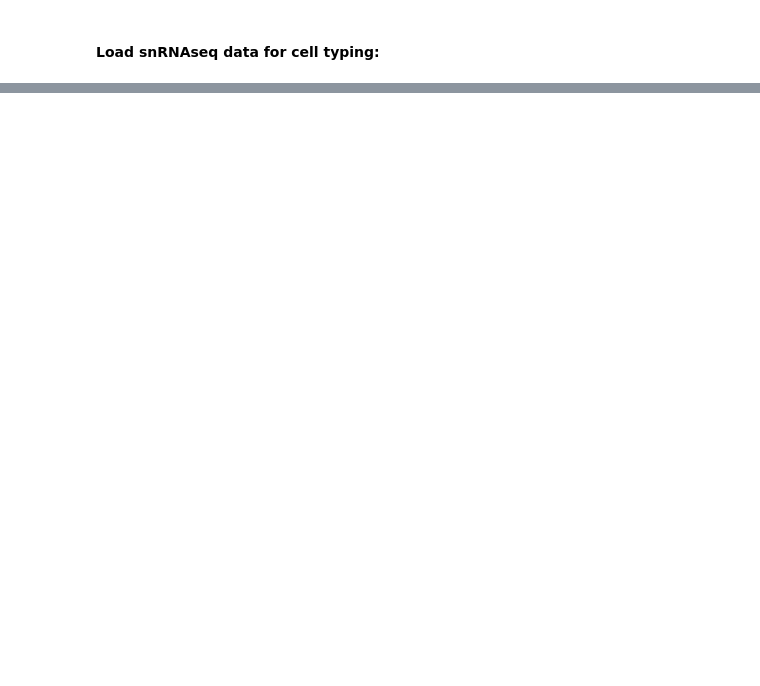
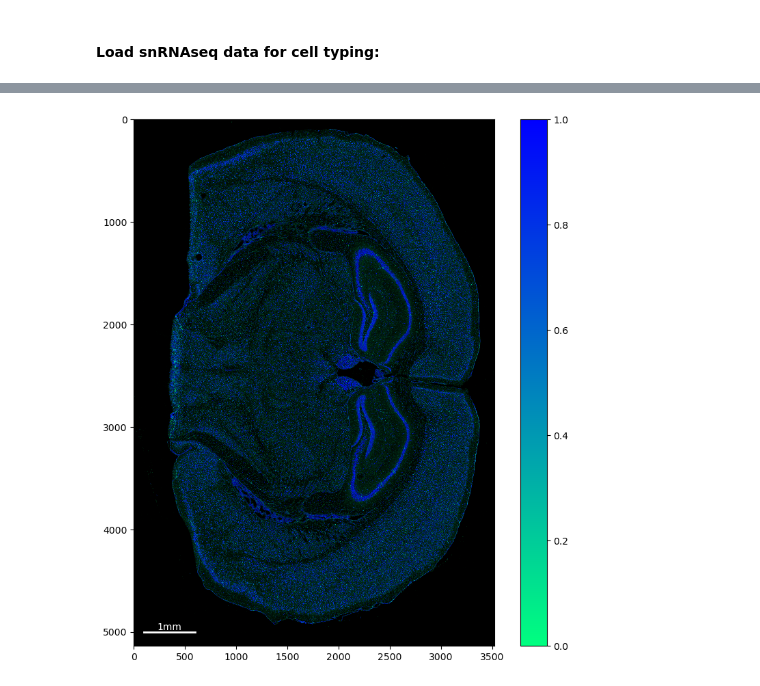
Before and after one commit to Moldia/Xenium_benchmarking, a Jupyter notebook: notebooks/2_segmentation_free_analysis/2_3_brain_cell_overlaps.ipynb, the cells around one changed output, grey strips where cells are left out. Drawn from its saved outputs; the diff is of its cells as text; code cells hidden in the pictures; blank space fills up the shorter version.

```diff
--- a/notebooks/2_segmentation_free_analysis/2_3_brain_cell_overlaps.ipynb
+++ b/notebooks/2_segmentation_free_analysis/2_3_brain_cell_overlaps.ipynb
@@ -172,0 +327,51 @@ plt.yticks(range(len(signatures.columns)),signatures.columns)
+# %%
+# draw outlines around artist:
+import matplotlib.patheffects as PathEffects
+
+
+def draw_outline(ax, artist, lw=2,color='black'):
+    path = artist.set_path_effects([PathEffects.withStroke(linewidth=lw, foreground=color), PathEffects.Normal()])
+
+def plot_scalebar(ax,x,y,length=100,fontsize=10,text='100um',color='k',text_offset=0,edge_color=None):
+    plot_artist = ax.plot([x,x+length],[y,y],c=color,lw=2)
+    text_artist = ax.text(x+length/2,y+text_offset,text,fontsize=fontsize,ha='center',va='bottom',c=color)
+
+    if edge_color is not None:
+        draw_outline(ax,plot_artist[0],lw=5,color=edge_color)
+        draw_outline(ax,text_artist,lw=5,color=edge_color)
+
+    return plot_artist, text_artist
+# %%
+signal_ = ovrlp.create_histogram(df, genes=vis.genes,x_max=df.x_pixel.max(),y_max=df.y_pixel.max(),KDE_bandwidth=1.0)
+# %%
+# Cosine similarity:
+hists_top_norm = hists_top / np.linalg.norm(hists_top, axis=1)[:, None]
+hists_bot_norm = hists_bot / np.linalg.norm(hists_bot, axis=1)[:, None]
+
+cos_sim = (hists_top_norm*hists_bot_norm).sum(axis=1)
+
+# Plotting:
+distance_ = np.zeros_like(signal)
+distance_[mask] = cos_sim
+
+# distance__ = np.zeros_like(signal)
+# distance__[mask] = 1/(1+cos_sim)
+distance = ovrlp.gaussian_filter(distance_,sigma=1)
+
+plt.figure(figsize=(10, 10))
+
+ax = plt.subplot(111,facecolor='k')
+
+signal__ = signal_.copy()
+signal__ [signal__>20]=20
+
+plt.imshow(distance_, cmap='winter_r', vmin= 0.0, vmax=1.0, alpha = signal__/20, interpolation='nearest')
+
+plt.colorbar()
+plot_scalebar(ax,100,5000,500,text='1mm',color='w',edge_color=None)
+
+
+plt.savefig(f'./output/figures-xenium-brain/replicate{n_replicate}_heatmap.png',dpi=300)
+plt.savefig(f'./output/figures-xenium-brain/replicate{n_replicate}_heatmap.pdf',dpi=300)
+# %% [output]
+[figure, added]
```
Also changed, not shown: parts of 36 cells of this notebook.
